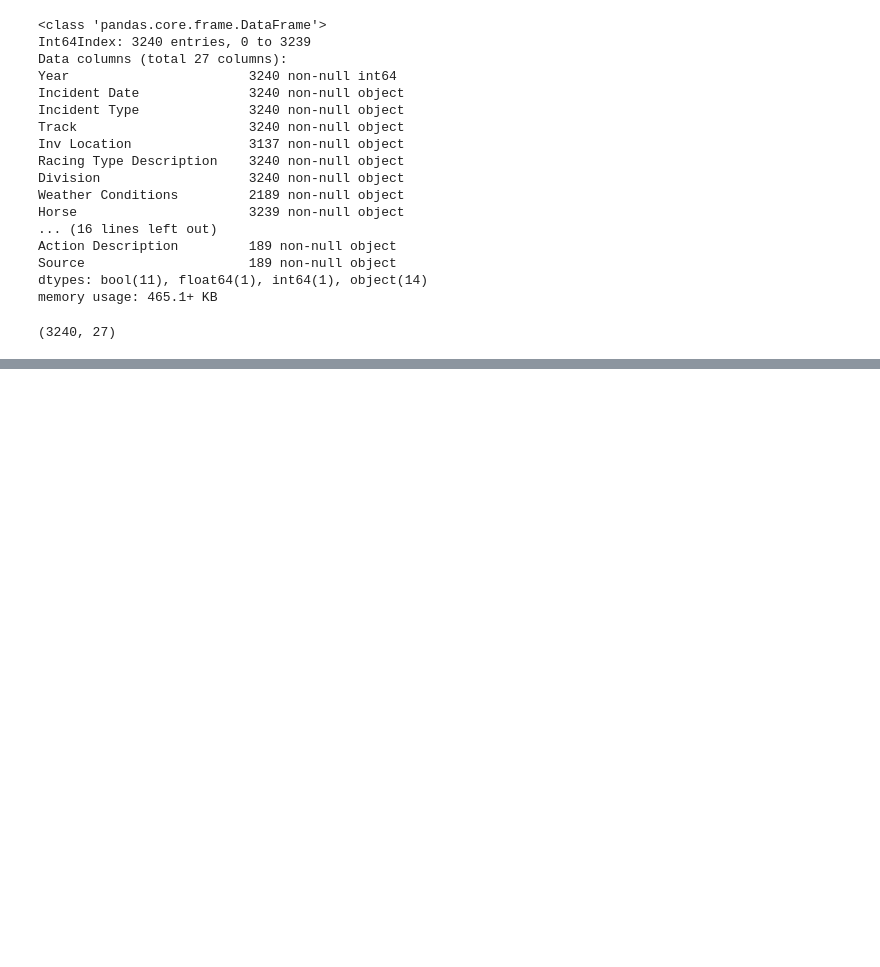
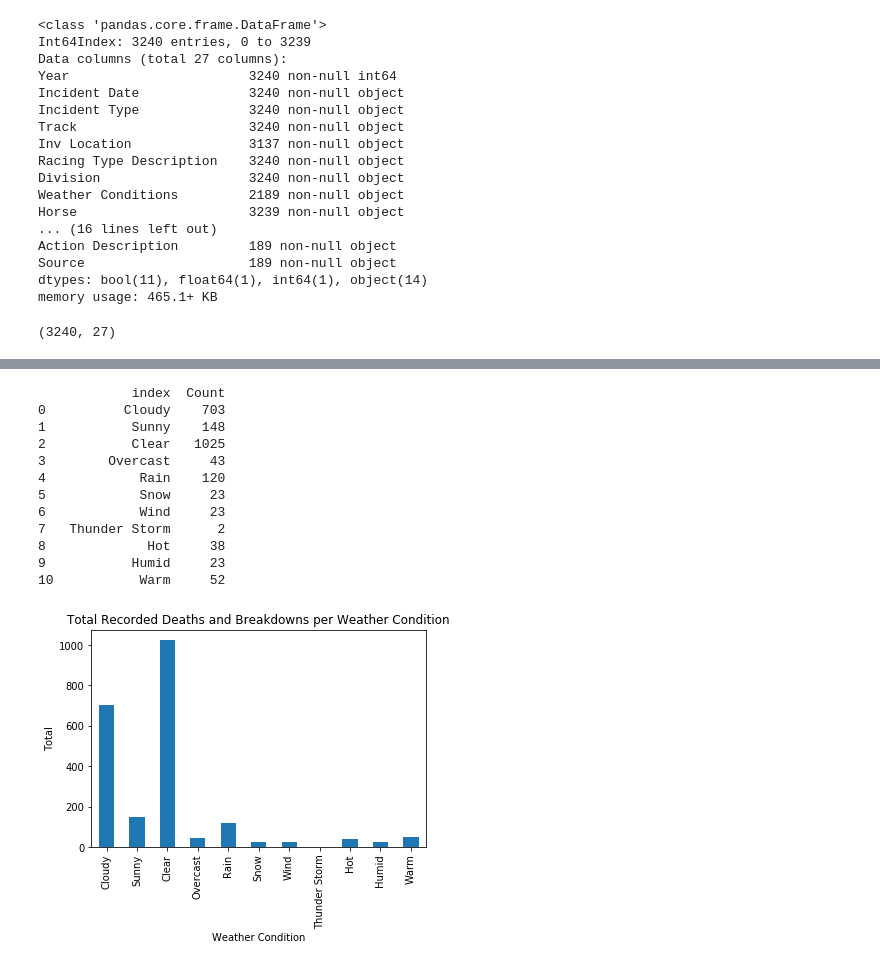
Before and after one commit to isabelvanzijl/Capstone-Project-1, a Jupyter notebook: Data_Storytelling.ipynb, the cells around one changed output, grey strips where cells are left out. Cells and saved outputs as stored; diff of their text form; code cells hidden in the pictures; blank space fills up the shorter version.

```diff
--- a/Data_Storytelling.ipynb
+++ b/Data_Storytelling.ipynb
@@ -78,0 +152,29 @@ Name: Year, dtype: int64
+# %%
+# create a dataframe of boolean weather columns
+weather_bool = df[['Cloudy', 'Sunny', 'Clear', 'Overcast', 'Rain', 'Snow', 'Wind', 'Thunder Storm', 'Hot', 'Humid', 'Warm']]
+
+# calculate how many of each weather condition appears in our dataset
+weather_count = weather_bool.sum().reset_index(name='Count')
+print(weather_count)
+
+# plot weather_count
+weather_bar = weather_count['Count'].plot(kind='bar')
+weather_bar.set_xlabel('Weather Condition')
+weather_bar.set_ylabel('Total')
+weather_bar.set_title('Total Recorded Deaths and Breakdowns per Weather Condition')
+weather_bar.set_xticklabels(weather_count['index'].tolist())
+plt.show()
+# %% [output]
+            index  Count
+0          Cloudy    703
+1           Sunny    148
+2           Clear   1025
+3        Overcast     43
+4            Rain    120
+5            Snow     23
+6            Wind     23
+7   Thunder Storm      2
+8             Hot     38
+9           Humid     23
+10           Warm     52
+[figure, added]
```
Also changed, not shown: parts of 24 cells of this notebook.
